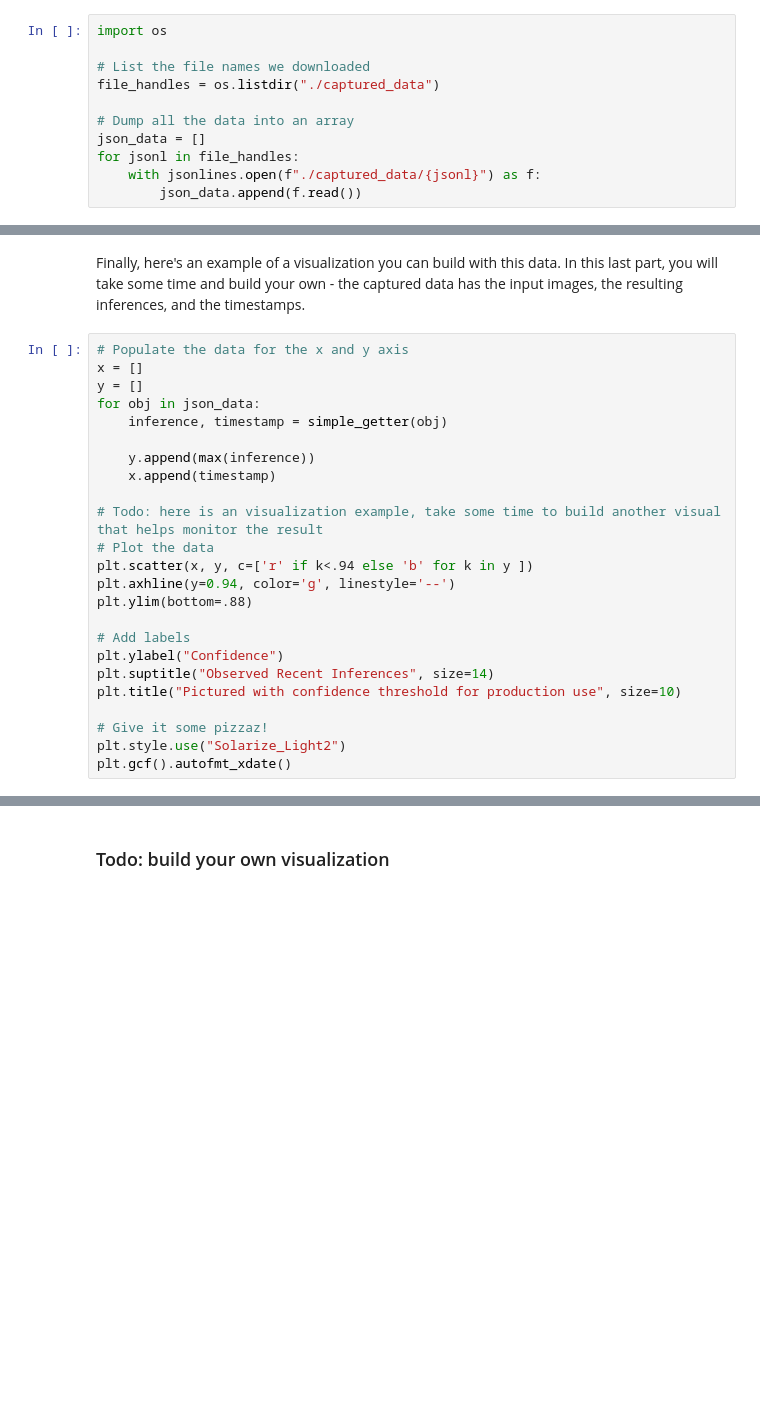
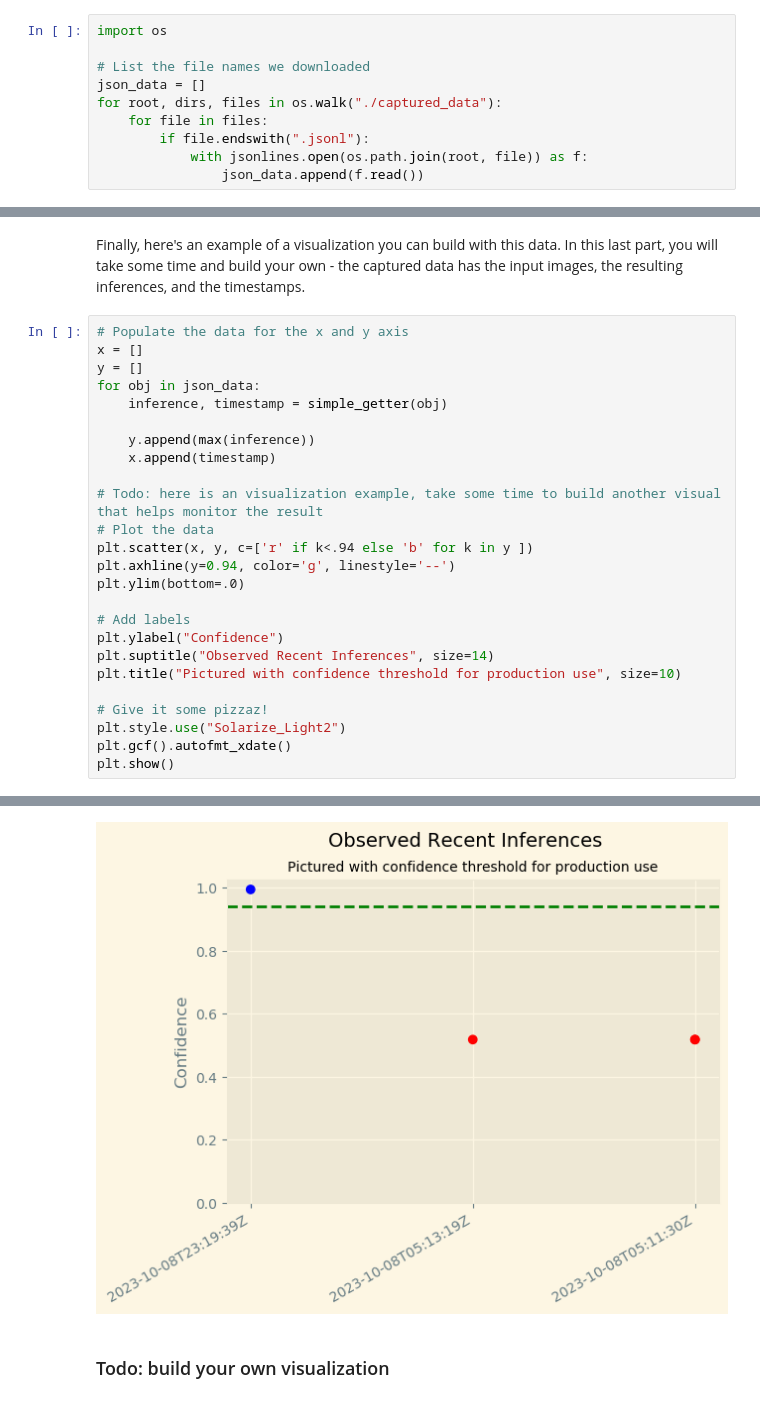
Before and after one commit to XenonGoblin/AWS_ML2_MLWorkflow, a Jupyter notebook: starter.ipynb, the cells around one changed output, grey strips where cells are left out. Cells and saved outputs as stored; diff of their text form; blank space fills up the shorter version.

```diff
--- a/starter.ipynb
+++ b/starter.ipynb
@@ -680,13 +697,12 @@ Now we can extract the data from each of the source files:
 import os
 
 # List the file names we downloaded
-file_handles = os.listdir("./captured_data")
-
-# Dump all the data into an array
 json_data = []
-for jsonl in file_handles:
-    with jsonlines.open(f"./captured_data/{jsonl}") as f:
-        json_data.append(f.read())
+for root, dirs, files in os.walk("./captured_data"):
+    for file in files:
+        if file.endswith(".jsonl"):
+            with jsonlines.open(os.path.join(root, file)) as f:
+                json_data.append(f.read())
 # %% [markdown]
 The data should now be a list of dictionaries, with significant nesting. We'll give you an example of some code that grabs data out of the objects and visualizes it:
 # %%
@@ -713,7 +731,7 @@ for obj in json_data:
 # Plot the data
 plt.scatter(x, y, c=['r' if k<.94 else 'b' for k in y ])
 plt.axhline(y=0.94, color='g', linestyle='--')
-plt.ylim(bottom=.88)
+plt.ylim(bottom=.0)
 
 # Add labels
 plt.ylabel("Confidence")
@@ -723,3 +741,5 @@ plt.title("Pictured with confidence threshold for production use", size=10)
 # Give it some pizzaz!
 plt.style.use("Solarize_Light2")
 plt.gcf().autofmt_xdate()
+plt.show()
+# %% [output]
@@ -726,2 +748,3 @@ plt.gcf().autofmt_xdate()
+[figure, added]
 # %% [markdown]
 ### Todo: build your own visualization
```
Also changed, not shown: parts of 11 cells of this notebook, 1 other file.
